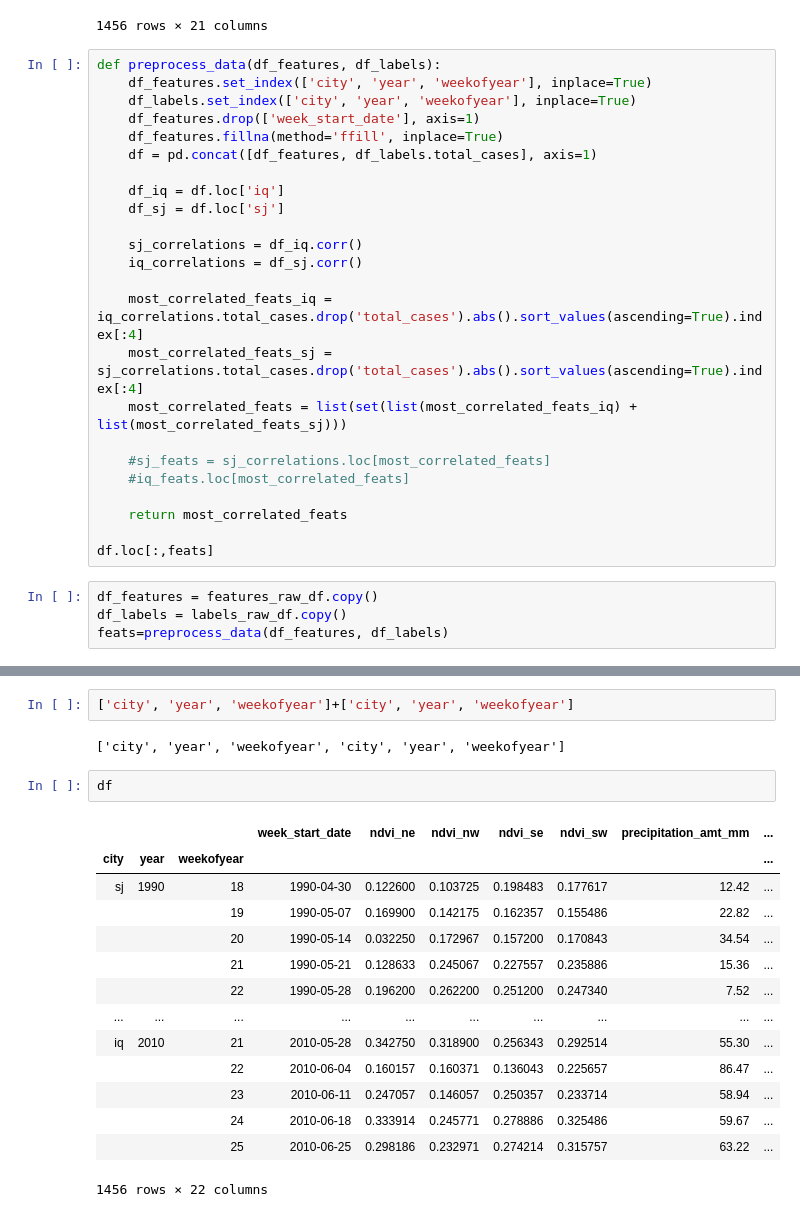
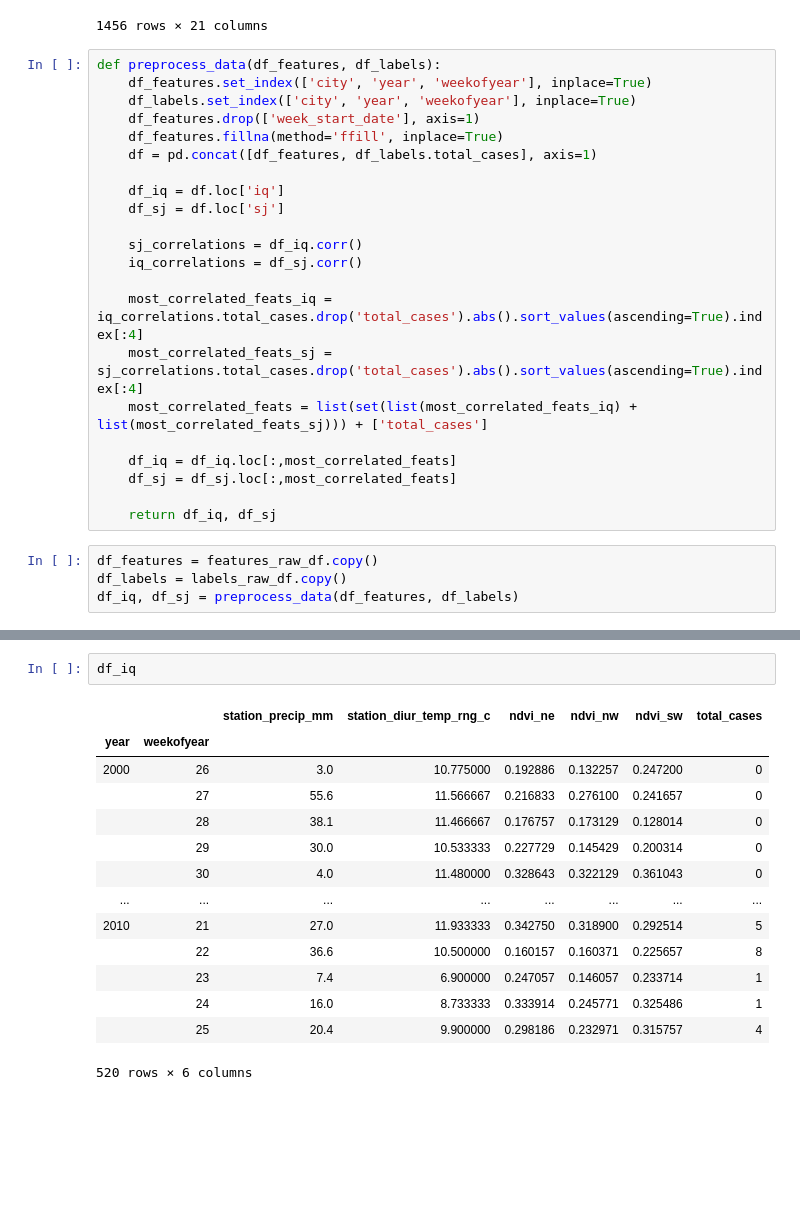
Before and after one commit to DAndresSanchez/Predicting_Dengue_Spread, a Jupyter notebook: DengAI.ipynb, the cells around one changed output, grey strips where cells are left out. Saved outputs shown, nothing was run; the diff lists cells and outputs as text; blank space fills up the shorter version.

Commit message:
Define preprocess function

```diff
--- a/DengAI.ipynb
+++ b/DengAI.ipynb
@@ -310,15 +310,13 @@ def preprocess_data(df_features, df_labels):
 
     most_correlated_feats_iq = iq_correlations.total_cases.drop('total_cases').abs().sort_values(ascending=True).index[:4]
     most_correlated_feats_sj = sj_correlations.total_cases.drop('total_cases').abs().sort_values(ascending=True).index[:4]
-    most_correlated_feats = list(set(list(most_correlated_feats_iq) + list(most_correlated_feats_sj)))
+    most_correlated_feats = list(set(list(most_correlated_feats_iq) + list(most_correlated_feats_sj))) + ['total_cases']
 
-    #sj_feats = sj_correlations.loc[most_correlated_feats]
-    #iq_feats.loc[most_correlated_feats]
+    df_iq = df_iq.loc[:,most_correlated_feats]
+    df_sj = df_sj.loc[:,most_correlated_feats]
 
-    return most_correlated_feats
-
-df.loc[:,feats]
+    return df_iq, df_sj
 # %%
 df_features = features_raw_df.copy()
 df_labels = labels_raw_df.copy()
-feats=preprocess_data(df_features, df_labels)
+df_iq, df_sj = preprocess_data(df_features, df_labels)
@@ -357,21 +323,17 @@ feats[0]
-# %%
-['city', 'year', 'weekofyear']+['city', 'year', 'weekofyear']
-# %% [output]
-['city', 'year', 'weekofyear', 'city', 'year', 'weekofyear']
-# %%
-df
-# %% [output]
-|  |  |  | week_start_date | ndvi_ne | ndvi_nw | ndvi_se | ndvi_sw | precipitation_amt_mm | ... |
-| city | year | weekofyear |  |  |  |  |  |  | ... |
-| sj | 1990 | 18 | 1990-04-30 | 0.122600 | 0.103725 | 0.198483 | 0.177617 | 12.42 | ... |
-|  |  | 19 | 1990-05-07 | 0.169900 | 0.142175 | 0.162357 | 0.155486 | 22.82 | ... |
-|  |  | 20 | 1990-05-14 | 0.032250 | 0.172967 | 0.157200 | 0.170843 | 34.54 | ... |
-|  |  | 21 | 1990-05-21 | 0.128633 | 0.245067 | 0.227557 | 0.235886 | 15.36 | ... |
-|  |  | 22 | 1990-05-28 | 0.196200 | 0.262200 | 0.251200 | 0.247340 | 7.52 | ... |
-| ... | ... | ... | ... | ... | ... | ... | ... | ... | ... |
-| iq | 2010 | 21 | 2010-05-28 | 0.342750 | 0.318900 | 0.256343 | 0.292514 | 55.30 | ... |
-|  |  | 22 | 2010-06-04 | 0.160157 | 0.160371 | 0.136043 | 0.225657 | 86.47 | ... |
-|  |  | 23 | 2010-06-11 | 0.247057 | 0.146057 | 0.250357 | 0.233714 | 58.94 | ... |
-|  |  | 24 | 2010-06-18 | 0.333914 | 0.245771 | 0.278886 | 0.325486 | 59.67 | ... |
-|  |  | 25 | 2010-06-25 | 0.298186 | 0.232971 | 0.274214 | 0.315757 | 63.22 | ... |
-1456 rows × 22 columns
+# %%
+df_iq
+# %% [output]
+|  |  | station_precip_mm | station_diur_temp_rng_c | ndvi_ne | ndvi_nw | ndvi_sw | total_cases |
+| year | weekofyear |  |  |  |  |  |  |
+| 2000 | 26 | 3.0 | 10.775000 | 0.192886 | 0.132257 | 0.247200 | 0 |
+|  | 27 | 55.6 | 11.566667 | 0.216833 | 0.276100 | 0.241657 | 0 |
+|  | 28 | 38.1 | 11.466667 | 0.176757 | 0.173129 | 0.128014 | 0 |
+|  | 29 | 30.0 | 10.533333 | 0.227729 | 0.145429 | 0.200314 | 0 |
+|  | 30 | 4.0 | 11.480000 | 0.328643 | 0.322129 | 0.361043 | 0 |
+| ... | ... | ... | ... | ... | ... | ... | ... |
+| 2010 | 21 | 27.0 | 11.933333 | 0.342750 | 0.318900 | 0.292514 | 5 |
+|  | 22 | 36.6 | 10.500000 | 0.160157 | 0.160371 | 0.225657 | 8 |
+|  | 23 | 7.4 | 6.900000 | 0.247057 | 0.146057 | 0.233714 | 1 |
+|  | 24 | 16.0 | 8.733333 | 0.333914 | 0.245771 | 0.325486 | 1 |
+|  | 25 | 20.4 | 9.900000 | 0.298186 | 0.232971 | 0.315757 | 4 |
+520 rows × 6 columns
```
Also changed, not shown: parts of 7 cells of this notebook.
